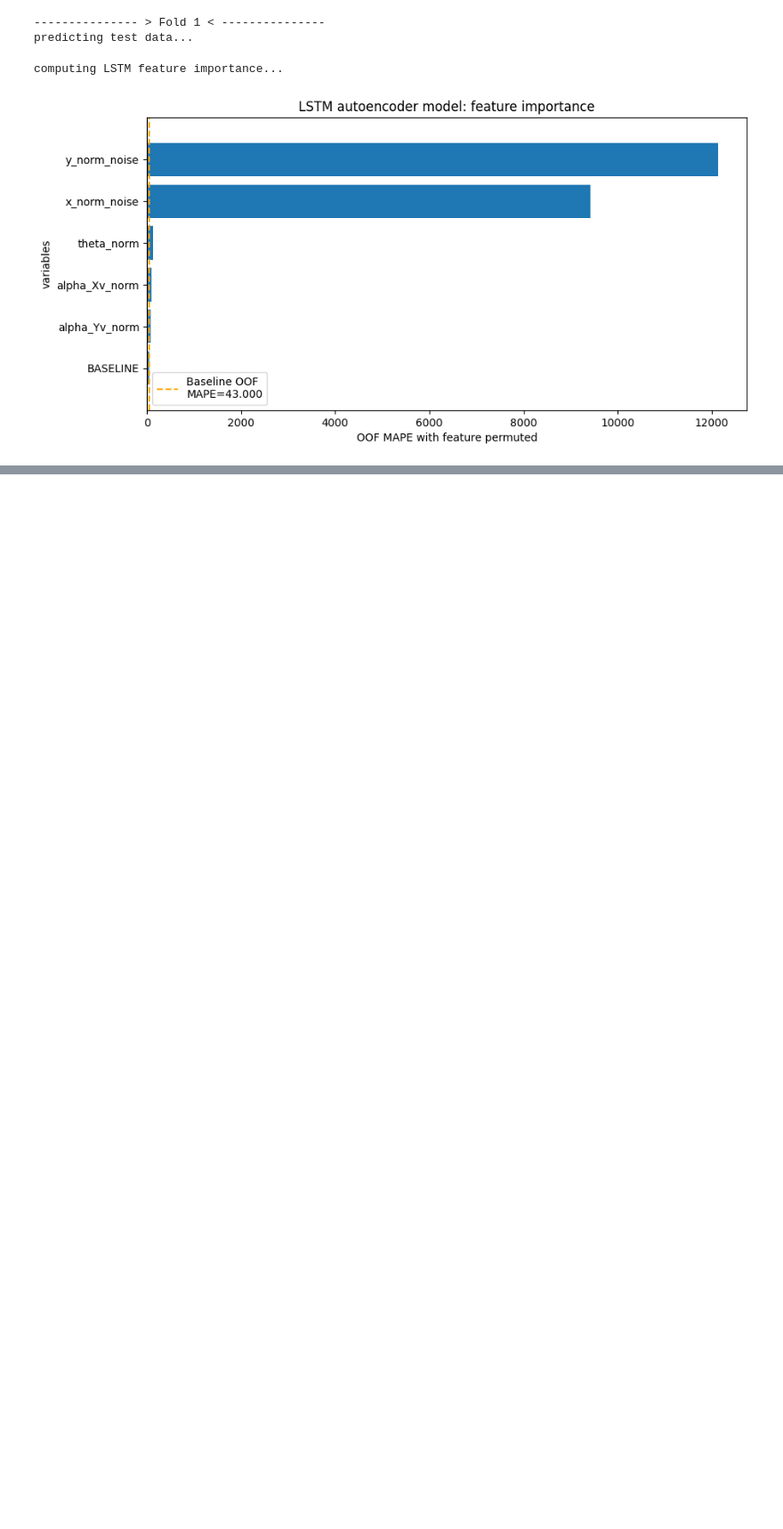
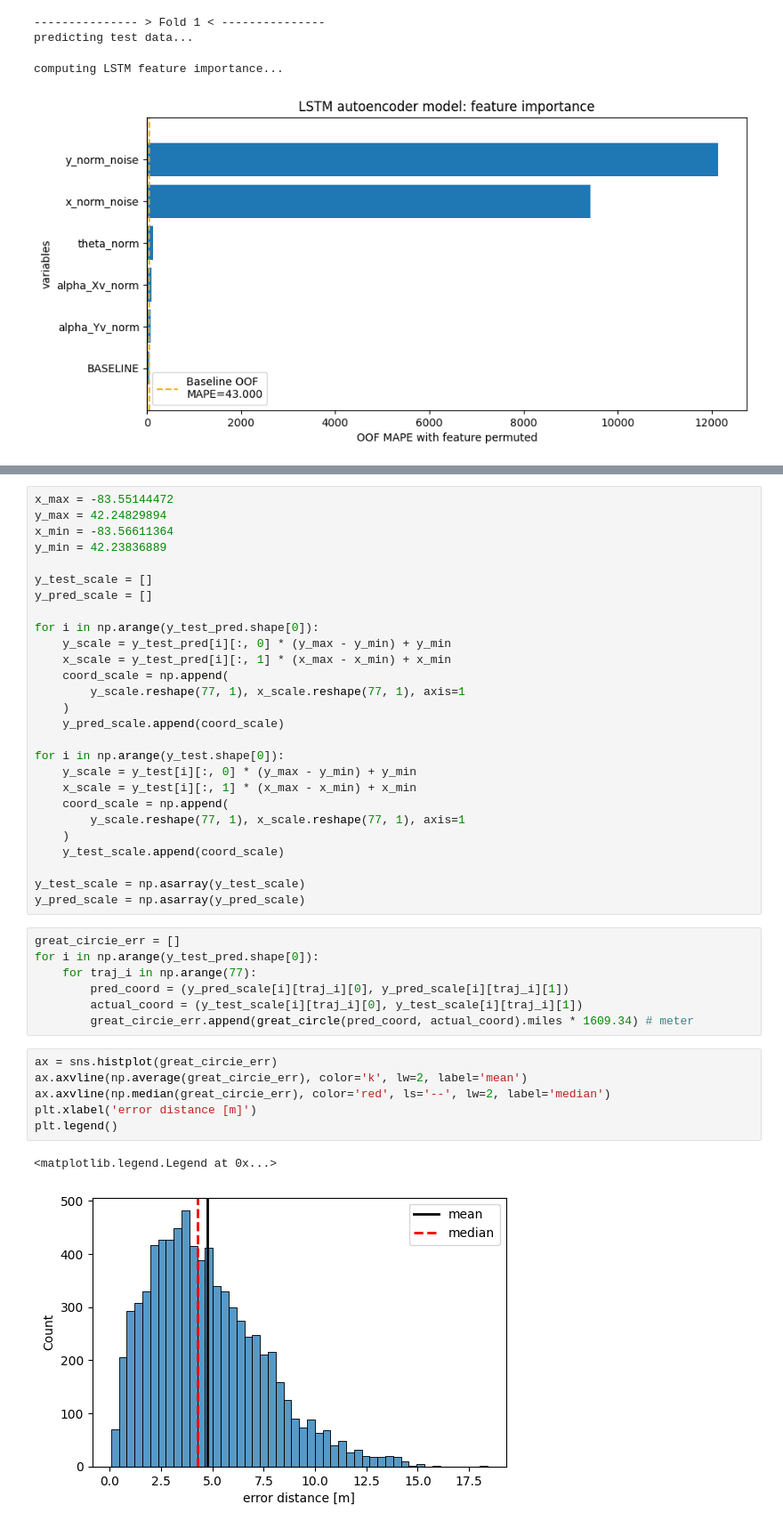
Before and after one commit to jarviskroos7/PATH_vehicle_localization, a Jupyter notebook: code/lstm_autoencode.ipynb, the cells around one changed output, grey strips where cells are left out. Shown at 89% size. Cells and saved outputs as stored; diff of their text form; blank space fills up the shorter version.

```diff
--- a/code/lstm_autoencode.ipynb
+++ b/code/lstm_autoencode.ipynb
@@ -409,0 +473,43 @@ computing LSTM feature importance...
+# %%
+x_max = -83.55144472
+y_max = 42.24829894
+x_min = -83.56611364
+y_min = 42.23836889
+
+y_test_scale = []
+y_pred_scale = []
+
+for i in np.arange(y_test_pred.shape[0]):
+    y_scale = y_test_pred[i][:, 0] * (y_max - y_min) + y_min
+    x_scale = y_test_pred[i][:, 1] * (x_max - x_min) + x_min
+    coord_scale = np.append(
+        y_scale.reshape(77, 1), x_scale.reshape(77, 1), axis=1
+    )
+    y_pred_scale.append(coord_scale)
+
+for i in np.arange(y_test.shape[0]):
+    y_scale = y_test[i][:, 0] * (y_max - y_min) + y_min
+    x_scale = y_test[i][:, 1] * (x_max - x_min) + x_min
+    coord_scale = np.append(
+        y_scale.reshape(77, 1), x_scale.reshape(77, 1), axis=1
+    )
+    y_test_scale.append(coord_scale)
+
+y_test_scale = np.asarray(y_test_scale)
+y_pred_scale = np.asarray(y_pred_scale)
+# %%
+great_circie_err = []
+for i in np.arange(y_test_pred.shape[0]):
+    for traj_i in np.arange(77):
+        pred_coord = (y_pred_scale[i][traj_i][0], y_pred_scale[i][traj_i][1])
+        actual_coord = (y_test_scale[i][traj_i][0], y_test_scale[i][traj_i][1])
+        great_circie_err.append(great_circle(pred_coord, actual_coord).miles * 1609.34) # meter
+# %%
+ax = sns.histplot(great_circie_err)
+ax.axvline(np.average(great_circie_err), color='k', lw=2, label='mean')
+ax.axvline(np.median(great_circie_err), color='red', ls='--', lw=2, label='median')
+plt.xlabel('error distance [m]')
+plt.legend()
+# %% [output]
+<matplotlib.legend.Legend at 0x...>
+[figure, added]
```
Also changed, not shown: parts of 15 cells of this notebook, 14 other files.
